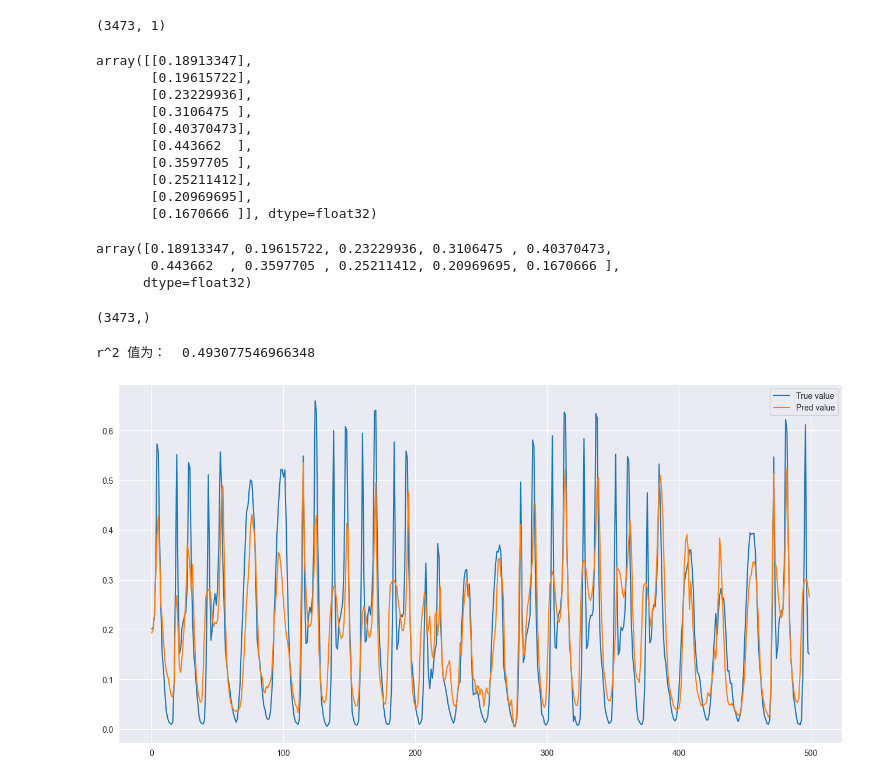
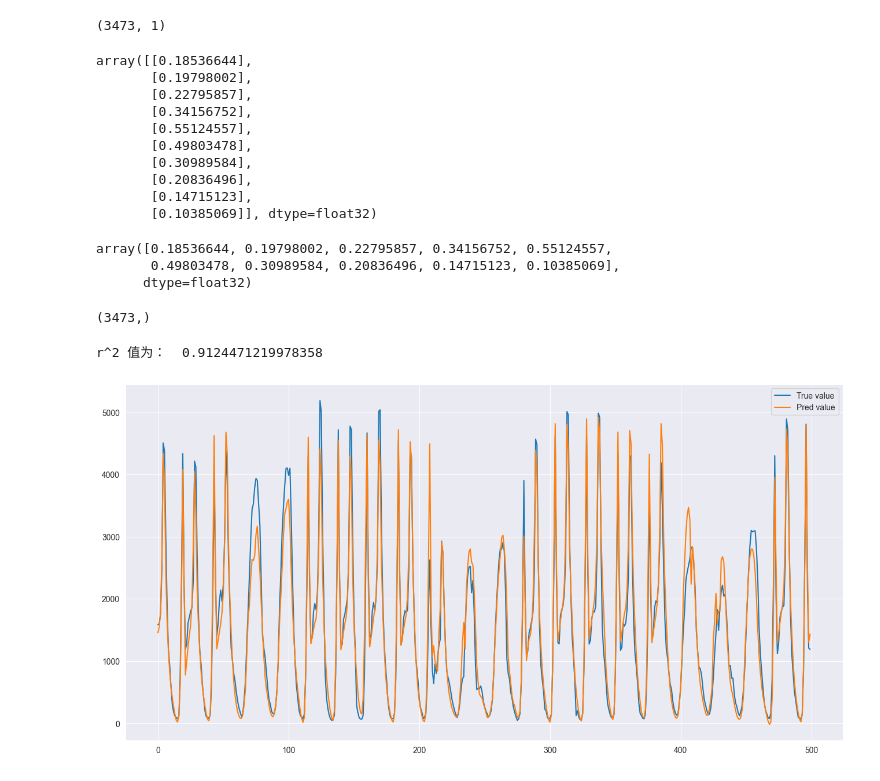
Before and after one commit to Xizhou-zzz/backend, a Jupyter notebook: lstm.ipynb, the cells around one changed output. Drawn from its saved outputs; the diff is of its cells as text; code cells hidden in the pictures.

Commit message:
LSTM

```diff
--- a/lstm.ipynb
+++ b/lstm.ipynb
@@ -372,7 +372,7 @@ plt.show()
 第三步：数据预处理
 # %%
 #删除多余的列hour，year，month
-dataset.drop(columns=['hour','year','month'],axis=1,inplace=True)
+dataset.drop(columns=['year','month'],axis=1,inplace=True)
 # %%
 dataset.head()
 # %% [output]
@@ -391,7 +391,7 @@ weather_code,is_holiday,is_weekend,season：是分类类型字段
 我们归一化只对前面5个归一，因为后面的分类字段的值很小，影响不大
 # %%
 #对前面字段归一化
-columns = ['cnt','t1','t2','hum','wind_speed']
+columns = ['cnt','t1','t2','hum','wind_speed','hour']
 for col in columns:
     scaler = MinMaxScaler()
     dataset[col] = scaler.fit_transform(dataset[col].values.reshape(-1,1))
@@ -537,7 +537,7 @@ list(test_batch_dataset.as_numpy_iterator())[0]
 # %%
 # 模型搭建--版本1
 model = Sequential([
-    layers.LSTM(units=256, input_shape=train_dataset.shape[-2:], return_sequences=True),# 这里input_shape可以直接写(10,8)
+    layers.LSTM(units=256, input_shape=(10,9), return_sequences=True),# 这里input_shape可以直接写(10,8)
     layers.Dropout(0.4), #舍去一部分神经元，保留一部分，符合LSTM定义
     layers.LSTM(units=256, return_sequences=True),
     layers.Dropout(0.3),
@@ -613,22 +613,22 @@ test_preds.shape#测试的结果格式
 # %%
 test_preds[:10]
 # %% [output]
-array([[0.18913347],
-       [0.19615722],
-       [0.23229936],
-       [0.3106475 ],
-       [0.40370473],
-       [0.443662  ],
-       [0.3597705 ],
-       [0.25211412],
-       [0.20969695],
-       [0.1670666 ]], dtype=float32)
+array([[0.18536644],
+       [0.19798002],
+       [0.22795857],
+       [0.34156752],
+       [0.55124557],
+       [0.49803478],
+       [0.30989584],
+       [0.20836496],
+       [0.14715123],
+       [0.10385069]], dtype=float32)
 # %%
 test_preds = test_preds[:, 0] # 获取列值
 test_preds[:10]
 # %% [output]
-array([0.18913347, 0.19615722, 0.23229936, 0.3106475 , 0.40370473,
-       0.443662  , 0.3597705 , 0.25211412, 0.20969695, 0.1670666 ],
+array([0.18536644, 0.19798002, 0.22795857, 0.34156752, 0.55124557,
+       0.49803478, 0.30989584, 0.20836496, 0.14715123, 0.10385069],
       dtype=float32)
 # %%
 test_labels.shape
@@ -639,13 +639,17 @@ test_labels.shape
 score = r2_score(test_labels, test_preds)
 print("r^2 值为： ", score)
 # %% [output]
-r^2 值为：  0.493077546966348
+r^2 值为：  0.9124471219978358
 # %%
 # 绘制 预测与真值结果
+max_val=7860
+min_val=0
+test_labels_1 = np.array(test_labels) * (max_val - min_val) + min_val
+test_preds_1 = np.array(test_preds) * (max_val - min_val) + min_val
 plt.figure(figsize=(16,8))
-plt.plot(test_labels[:500], label="True value") #取前300个绘制曲线图
-plt.plot(test_preds[:500], label="Pred value")
+plt.plot(test_labels_1[:500], label="True value") #取前500个绘制曲线图
+plt.plot(test_preds_1[:500], label="Pred value")
 plt.legend(loc='best')
 plt.show()
 # %% [output]
-[figure, old version]
+[figure, new version]
```
Also changed, not shown: parts of 18 cells of this notebook, 1 other file.
